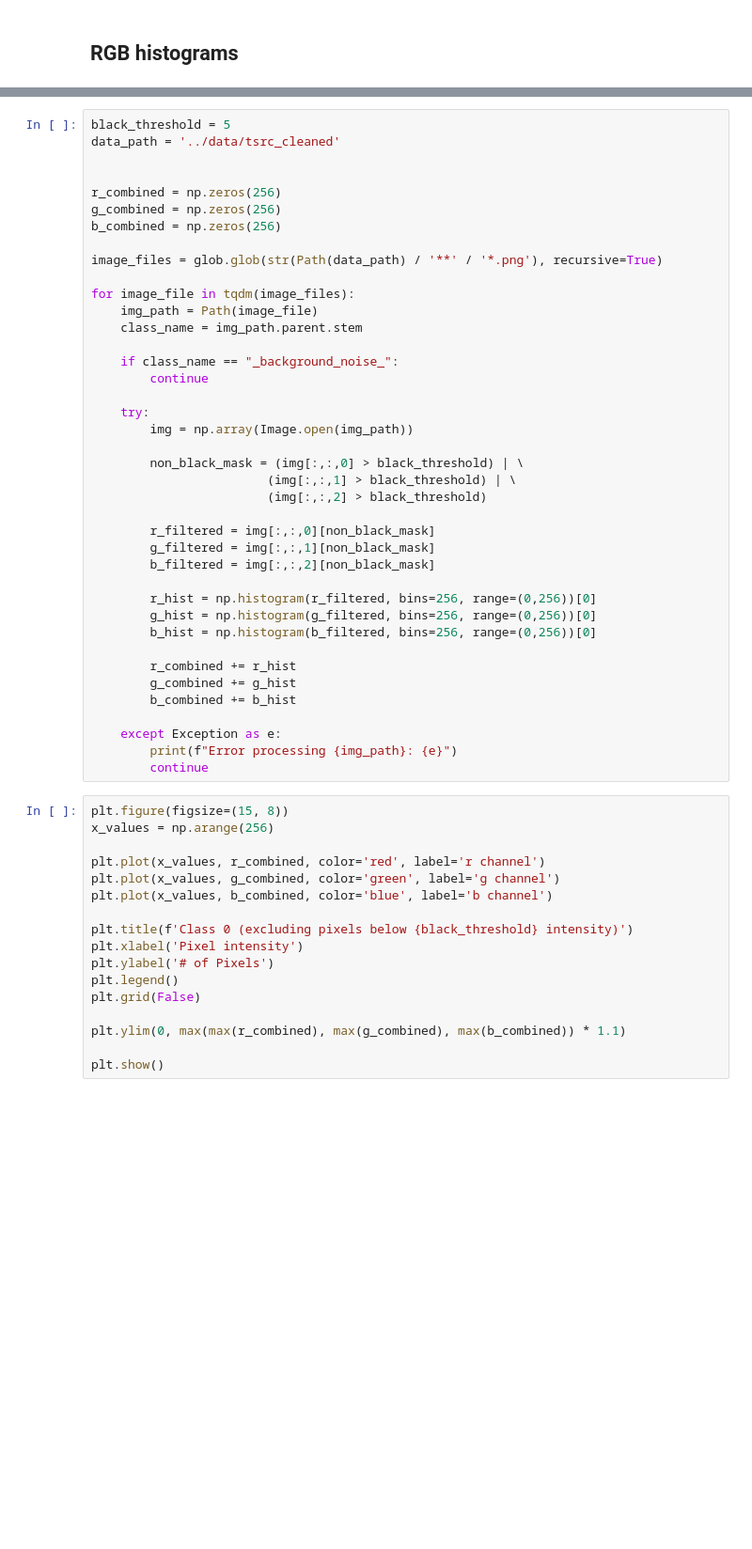
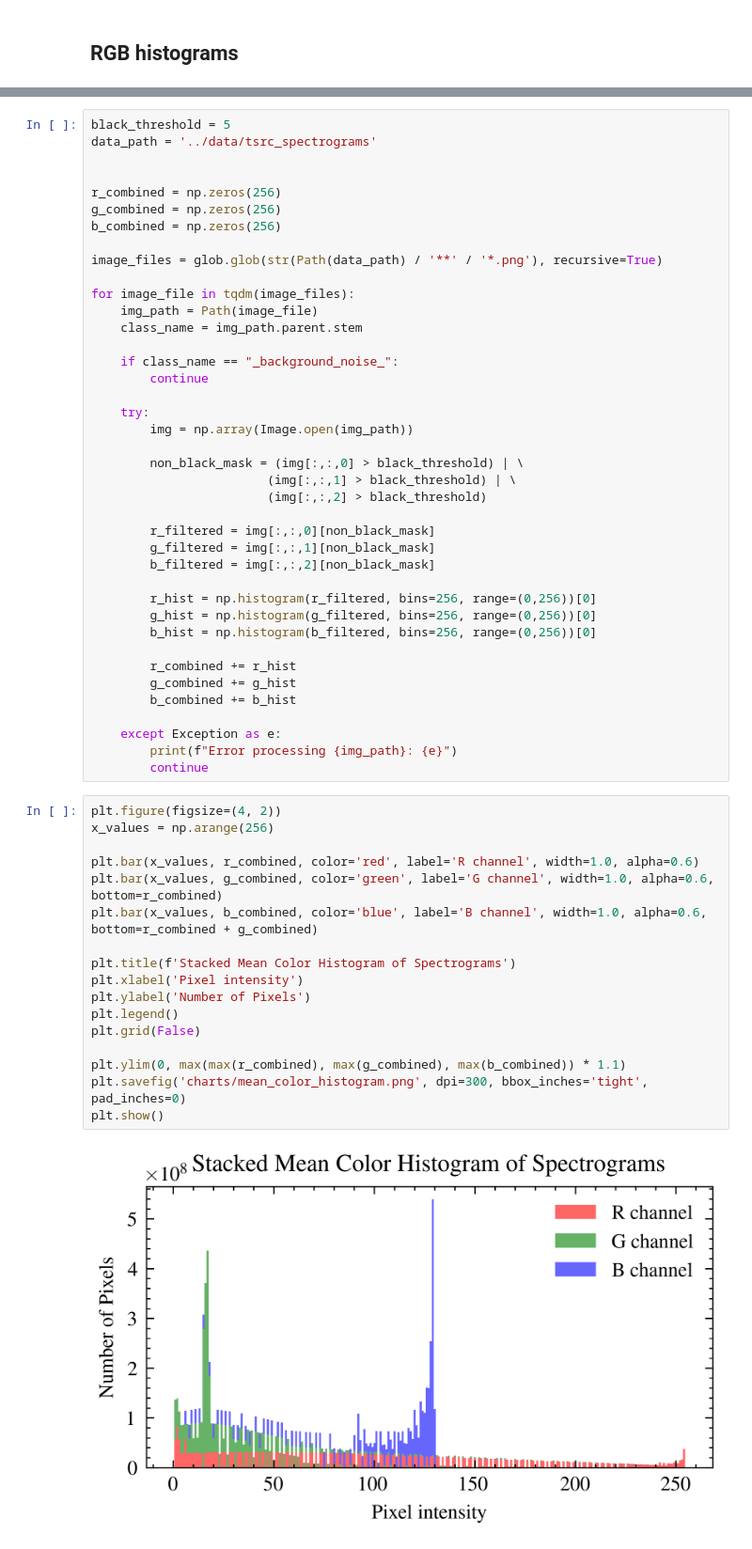
Before and after one commit to pavonism/intro-to-ml, a Jupyter notebook: scripts/ChartsForReport.ipynb, the cells around one changed output, grey strips where cells are left out. Shown at 94% size. Saved outputs shown, nothing was run; the diff lists cells and outputs as text; blank space fills up the shorter version.

Commit message:
Add fixed charts for the report

```diff
--- a/scripts/ChartsForReport.ipynb
+++ b/scripts/ChartsForReport.ipynb
@@ -100,6 +98,6 @@ plt.show()
 # %%
 black_threshold = 5
-data_path = '../data/tsrc_cleaned'
+data_path = '../data/tsrc_spectrograms'
 
 
 r_combined = np.zeros(256)
@@ -138,19 +136,21 @@ for image_file in tqdm(image_files):
         print(f"Error processing {img_path}: {e}")
         continue
 # %%
-plt.figure(figsize=(15, 8))
+plt.figure(figsize=(4, 2))
 x_values = np.arange(256)
 
-plt.plot(x_values, r_combined, color='red', label='r channel')
-plt.plot(x_values, g_combined, color='green', label='g channel')
-plt.plot(x_values, b_combined, color='blue', label='b channel')
+plt.bar(x_values, r_combined, color='red', label='R channel', width=1.0, alpha=0.6)
+plt.bar(x_values, g_combined, color='green', label='G channel', width=1.0, alpha=0.6, bottom=r_combined)
+plt.bar(x_values, b_combined, color='blue', label='B channel', width=1.0, alpha=0.6, bottom=r_combined + g_combined)
 
-plt.title(f'Class 0 (excluding pixels below {black_threshold} intensity)')
+plt.title(f'Stacked Mean Color Histogram of Spectrograms')
 plt.xlabel('Pixel intensity')
-plt.ylabel('# of Pixels')
+plt.ylabel('Number of Pixels')
 plt.legend()
 plt.grid(False)
 
 plt.ylim(0, max(max(r_combined), max(g_combined), max(b_combined)) * 1.1)
-
+plt.savefig('charts/mean_color_histogram.png', dpi=300, bbox_inches='tight', pad_inches=0)
 plt.show()
+# %% [output]
+[figure, added]
```
Also changed, not shown: parts of 7 cells of this notebook, 4 other files.
